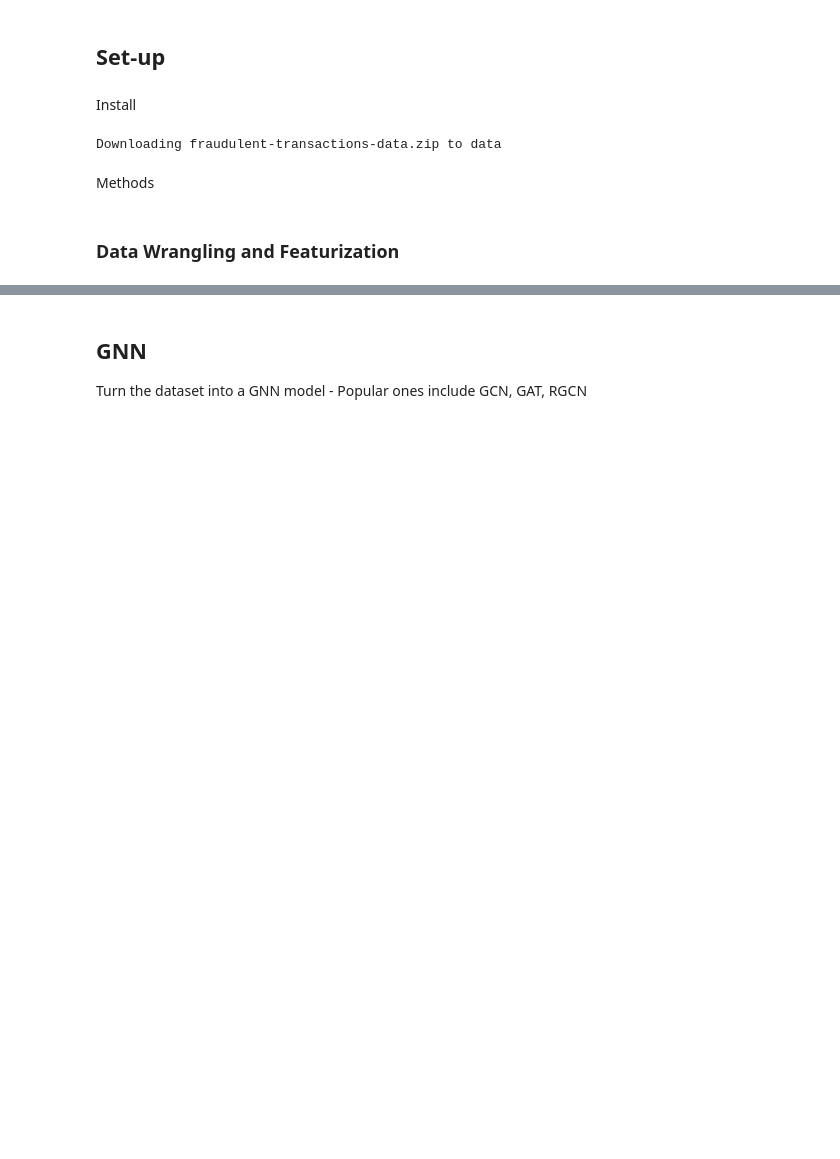
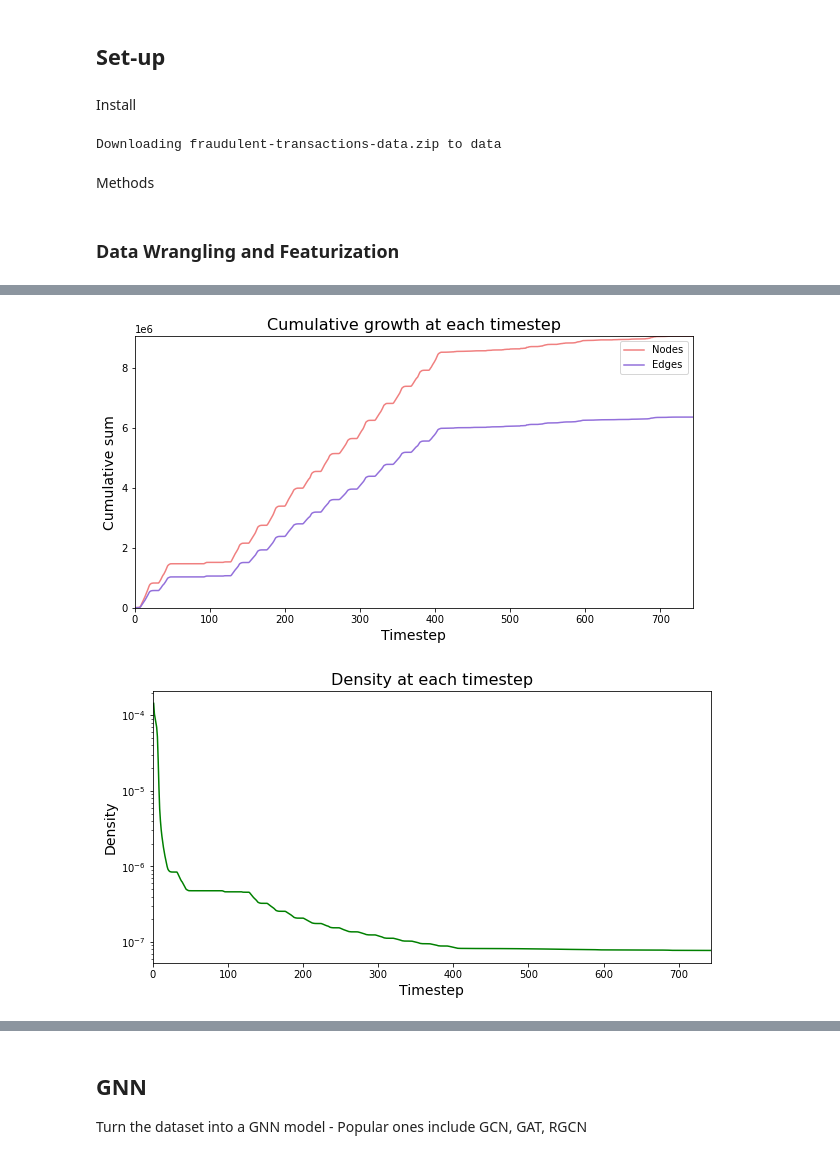
Before and after one commit to sophiaski/graphistry-gnn, a Jupyter notebook: overview.ipynb, the cells around one changed output, grey strips where cells are left out. Cells and saved outputs as stored; diff of their text form; code cells hidden in the pictures; blank space fills up the shorter version.

Commit message:
Did high level graph EDA now will wrap up normal EDA + feature engineering tomorrow

```diff
--- a/overview.ipynb
+++ b/overview.ipynb
@@ -40,5 +39,17 @@ Wall time: 2.71 s
 # %%
 %%time
-print(f"Nodes: {M.number_of_nodes():,}")
-print(f"Edges: {M.number_of_edges():,}")
+def directed_density(V:int, E:int) -> float:
+    return E/(V*(V-1))
+
+v, e = G.number_of_nodes(), G.number_of_edges()
+print(f"Nodes:\t\t\t{v:,}")
+print(f"Edges:\t\t\t{e:,}")
+print(f"Density:\t\t{directed_density(V=v, E=e)}")
+print()
+print(f"Is directed?\t\t{G.is_directed()}")
+print(f"Is multigraph?\t\t{G.is_multigraph()}")
+print(f"Is renumbered?\t\t{G.is_renumbered()}")
+print(f"Self loops?\t\t{G.has_self_loop()}")
+print(f"Isolated vertices?\t{bool(G.has_isolated_vertices())}")
+print()
 # %% [output]
@@ -48,0 +68,42 @@ Wall time: 85.8 µs
+# %%
+%%time
+# Nodes Edges at each timestep
+num_nodes, num_edges, density = [], [], []
+timestep_cumsum = []
+x = gdf.step.unique().values.get()
+for timestep in tqdm(x, total=len(x), desc="Calculating graph attributes..."):
+    timestep_cumsum.append(timestep)
+    temp_gdf = gdf[gdf.step.isin(timestep_cumsum)]
+    tG = cugraph.MultiDiGraph()
+    tG.from_cudf_edgelist(
+        temp_gdf, source="numOrig", destination="numDest"
+    )
+    tv, te = tG.number_of_nodes(), tG.number_of_edges()
+    num_nodes.append(tv)
+    num_edges.append(te)
+    density.append(directed_density(V=tv, E=te))
+
+# Node/Edges count plot
+plt.figure(figsize=(10, 5))
+plt.title("Cumulative growth at each timestep", fontsize=16)
+plt.ylabel("Cumulative sum", fontsize=14)
+plt.xlabel("Timestep", fontsize=14)
+plt.ylim(0, max(num_nodes) + 1000)
+plt.xlim(0, max(x))
+plt.plot(x, num_nodes, color="lightcoral", label="Nodes")
+plt.plot(x, num_edges, color="mediumpurple", label="Edges")
+plt.legend()
+plt.show()
+
+# Density plot
+plt.figure(figsize=(10, 5))
+plt.title("Density at each timestep", fontsize=16)
+plt.ylabel("Density", fontsize=14)
+plt.xlabel("Timestep", fontsize=14)
+plt.yscale('log')
+plt.xlim(0, max(x))
+plt.plot(x, density, color="green")
+plt.show()
+# %% [output]
+[figure, added]
+[figure, added]
```
Also changed, not shown: parts of 25 cells of this notebook, 1 other file.
